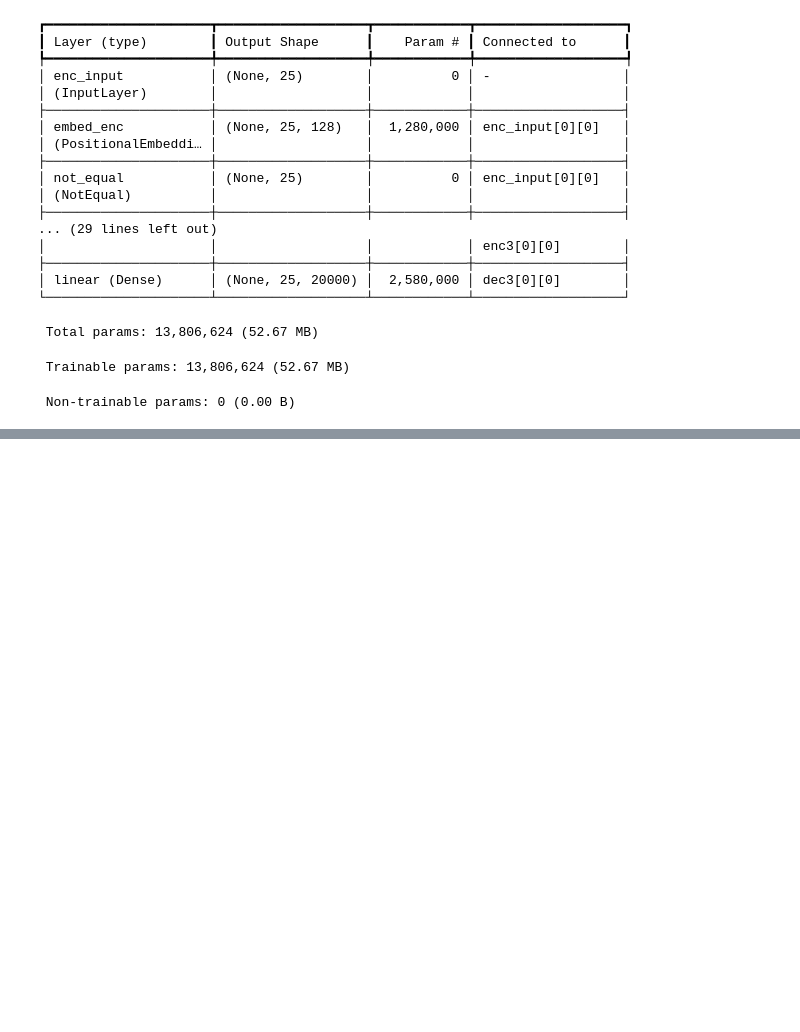
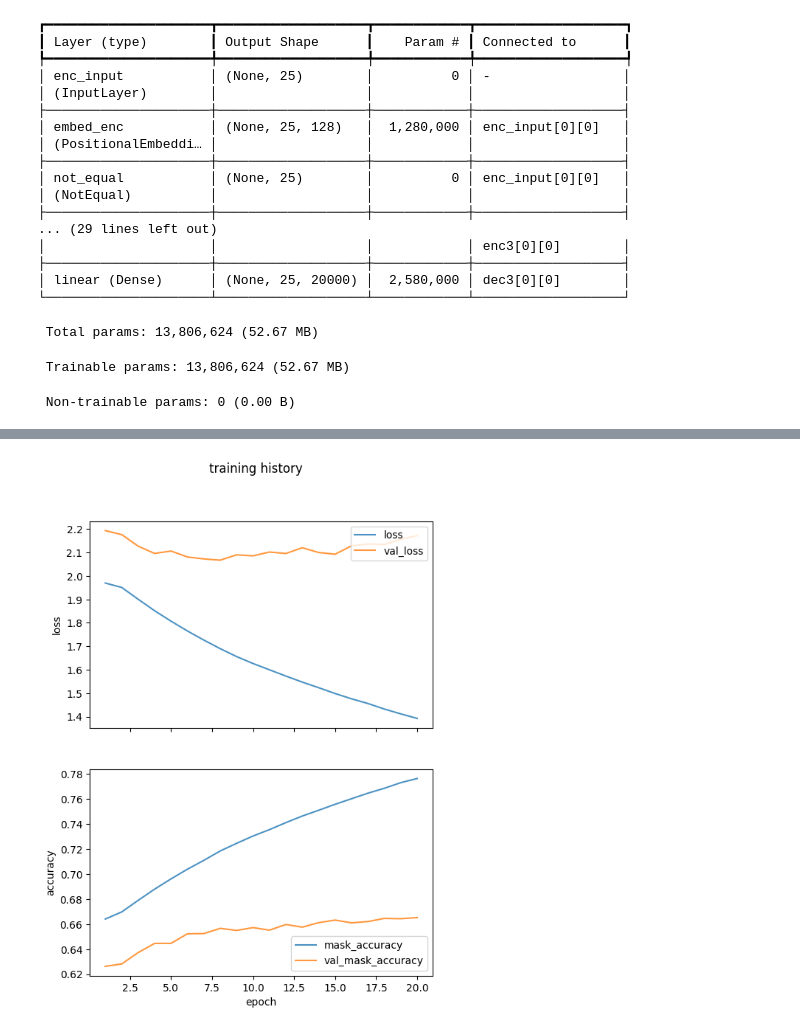
Before and after one commit to studentbhagya/voilet-demo, a Jupyter notebook: Generative_AI_(text_summarizer).ipynb, the cells around one changed output, grey strips where cells are left out. Cells and saved outputs as stored; diff of their text form; code cells hidden in the pictures; blank space fills up the shorter version.

```diff
--- a/Generative_AI_(text_summarizer).ipynb
+++ b/Generative_AI_(text_summarizer).ipynb
@@ -639,19 +662,20 @@ Epoch 3/20
 # %%
 import matplotlib.pyplot as plt
 
 fig , axes = plt.subplots(2, figsize = (6, 8), sharex = True)
-fig.subtitle(
+fig.suptitle(
     "training history"
 )
 x = list(range(1,21))
-axes[0].plot(x, history.history['loss'], alpha = 5, label = 'loss')
-axes[0].plot(x, history.history['val_loss'], alpha = 5, label = 'val_loss')
+axes[0].plot(x, history.history['loss'], alpha = 0.8, label = 'loss')
+axes[0].plot(x, history.history['val_loss'], alpha = 0.8, label = 'val_loss')
 axes[0].set_ylabel('loss')
 axes[0].legend(loc = 'upper right')
-axes[1].plot(x, history.history['mask_accuracy'], alpha = 5, label = 'mask_accuracy')
-axes[1].plot(x, history.history['val_mask_accuracy'], alpha = 5, label = 'val_mask_accuracy')
+axes[1].plot(x, history.history['mask_accuracy'], alpha = 0.8, label = 'mask_accuracy')
+axes[1].plot(x, history.history['val_mask_accuracy'], alpha = 0.8, label = 'val_mask_accuracy')
 axes[1].set_ylabel('accuracy')
 axes[1].set_xlabel('epoch')
 axes[1].legend(loc = 'lower right')
 plt.show()
-hmhjjfh
+# %% [output]
+[figure, added]
```
Also changed, not shown: parts of 9 cells of this notebook.
